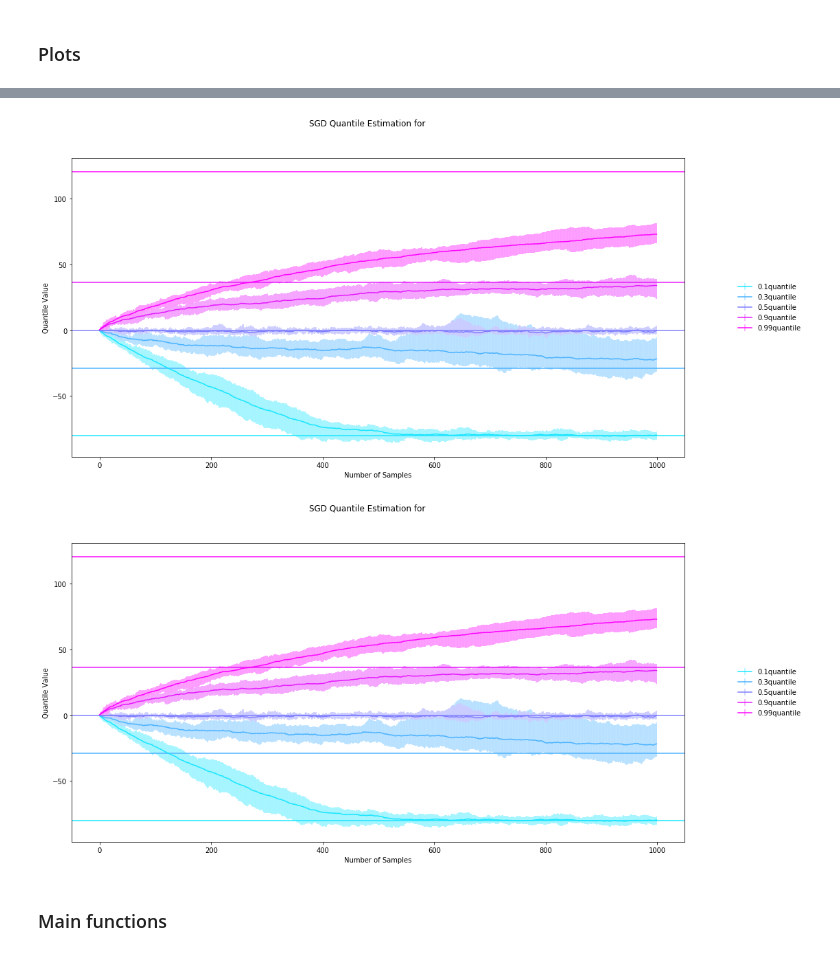
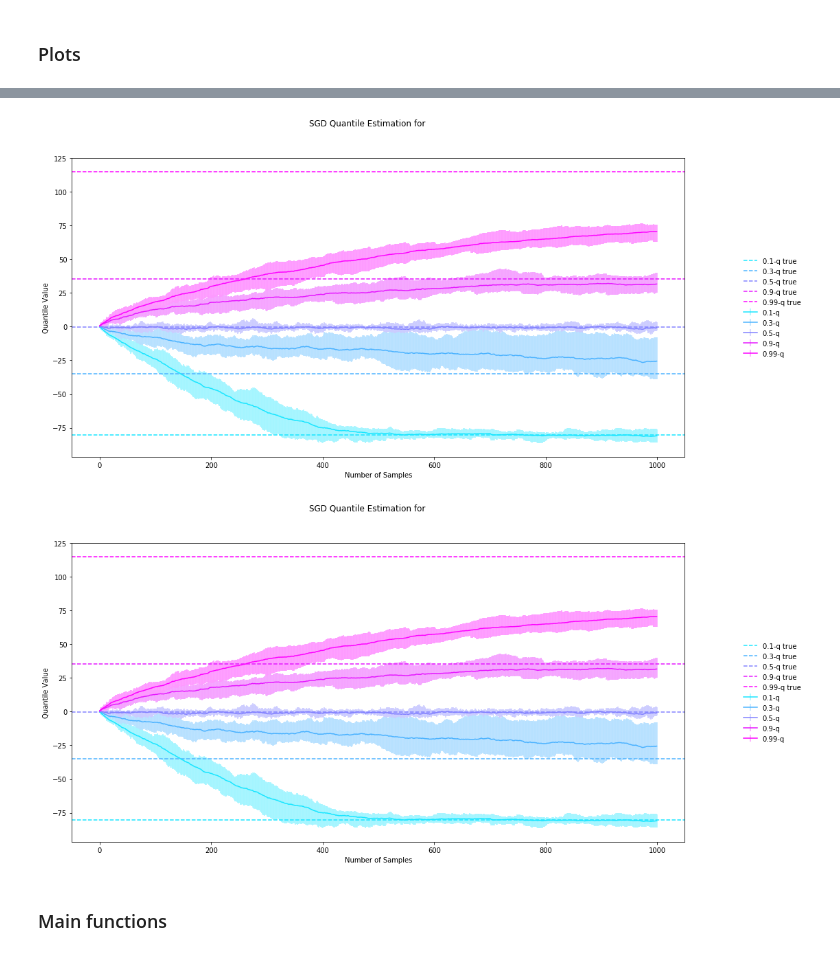
Before and after one commit to chengsoonong/eheye, a Jupyter notebook: QuantEst/sgd_est_experiment/Experiment_final.ipynb, the cells around one changed output, grey strips where cells are left out. Cells and saved outputs as stored; diff of their text form; code cells hidden in the pictures.

```diff
--- a/QuantEst/sgd_est_experiment/Experiment_final.ipynb
+++ b/QuantEst/sgd_est_experiment/Experiment_final.ipynb
@@ -253,51 +253,69 @@ def lighten_color(color, amount=0.5):
         c = colors.cnames[color]
     except:
         c = color
     c = colorsys.rgb_to_hls(*colors.to_rgb(c))
     return colorsys.hls_to_rgb(c[0], 1 - amount * (1 - c[1]), c[2])
 
-def plot_procs_error_bar(tau_lst, q_batches, q_procs):
-
-    fig = plt.figure(figsize=(16, 8))
-    fig.suptitle('SGD Quantile Estimation for ')
-    ax = fig.add_subplot(111)
+def plot_procs_error_bar(ax, tau_lst, q_true, q_procs, Frugal):
     N_dim = len(q_procs.shape)
 
-    if q_batches is not None:
-        if len(q_batches.shape)==2: q_batches = q_batches.mean(axis=0)
-        for idx, q in enumerate(q_batches):
+    if q_true is not None:
+        if len(q_true.shape)==2: q_true = q_true.mean(axis=0)
+        for idx, q in enumerate(q_true):
             colorVal = scalarMap.to_rgba(tau_lst[idx])
-            ax.axhline(q, color=colorVal)
+            ax.axhline(q, linestyle='--', color=colorVal, label=(str(tau_lst[idx])+'-q true'))
 
     if N_dim == 2:
         plot_one_proc(tau_lst, q_procs, ax, True)
 
     elif N_dim == 3:
         proc_mean = np.mean(q_procs, 0)
         proc_max = np.max(q_procs, 0) - proc_mean
         proc_min = proc_mean - np.min(q_procs, 0)
 
         for i in range(len(tau_lst)):
 
             err = np.vstack((proc_max[i], proc_min[i]))
             colorVal = scalarMap.to_rgba(tau_lst[i])
             ax.errorbar(np.arange(proc_mean.shape[-1]),
                         proc_mean[i],
                         yerr=err, ecolor = lighten_color(colorVal, 0.4),
-                        color=colorVal, label = str(tau_lst[i])+'quantile')
+                        color=colorVal,
+                        label = str(tau_lst[i])+'-q'+('Frugal' if Frugal else ''))
+
+
+    ax.set_xlabel('Number of Samples')
+    if (q_true is not None):
+        ax.set_ylabel('Quantile Value')
+    else: ax.set_ylabel('Error Value')
+
+
+def plot_procs(tau_lst, q_true, q_procs, q_compare=None):
+    fig = plt.figure(figsize=(16, 8))
+    fig.suptitle('SGD Quantile Estimation for ')
+    ax = fig.add_subplot(111)
+
+
+    plot_procs_error_bar(ax, tau_lst, q_true, q_procs, (q_compare is not None))
+
+    if q_compare is not None:
+        for idx, proc in enumerate(q_compare):
+            colorVal = scalarMap.to_rgba(tau_lst[idx])
+            ax.plot(proc, color = lighten_color(colorVal, 1.6),
+                   label = str(tau_lst[idx])+'-q SGD')
 
     ax.legend(loc='right', bbox_to_anchor=(1.2, 0.5),
-        frameon=False, ncol=1)
-    ax.set_xlabel('Number of Samples')
-    if (q_batches is not None):
-        ax.set_ylabel('Quantile Value')
-    else: ax.set_ylabel('Error Value')
+    frameon=False, ncol=(1 if q_compare is None else 2))
+
     return fig
 
-plot_procs_error_bar(tau_vals, q_true, sgd_proc)
+
+_, compare_proc = get_q_ests(dataset, '2/sqrt_k', tau_vals)
+
+plot_procs(tau_vals, q_batches, sgd_proc)
 # %% [output]
-[figure, old version]
+[figure, new version]
-[figure, old version]
+[figure, new version]
 # %%
 def plot_charts(folder_name, q_lst, q_batches, q_sgd_res, proc_filename, proc_shape):
 
```
Also changed, not shown: parts of 4 cells of this notebook.
